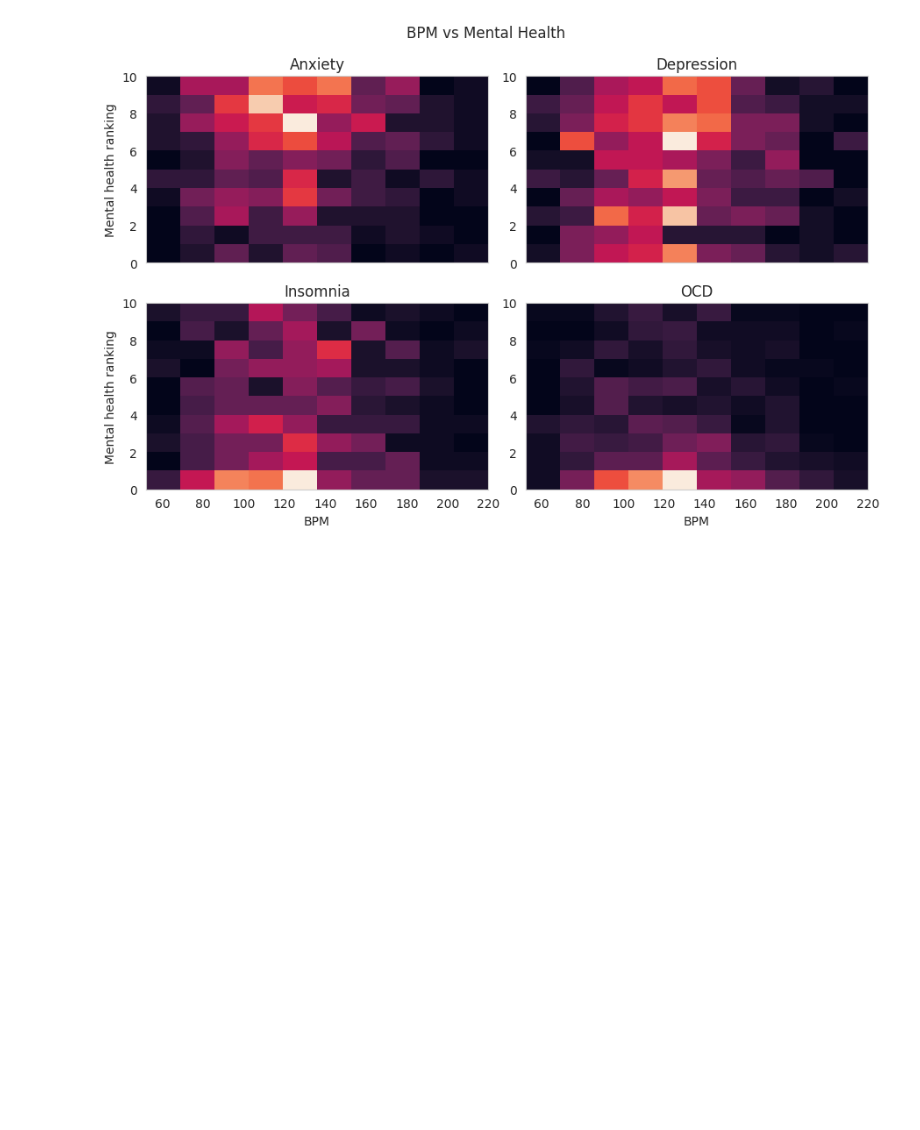
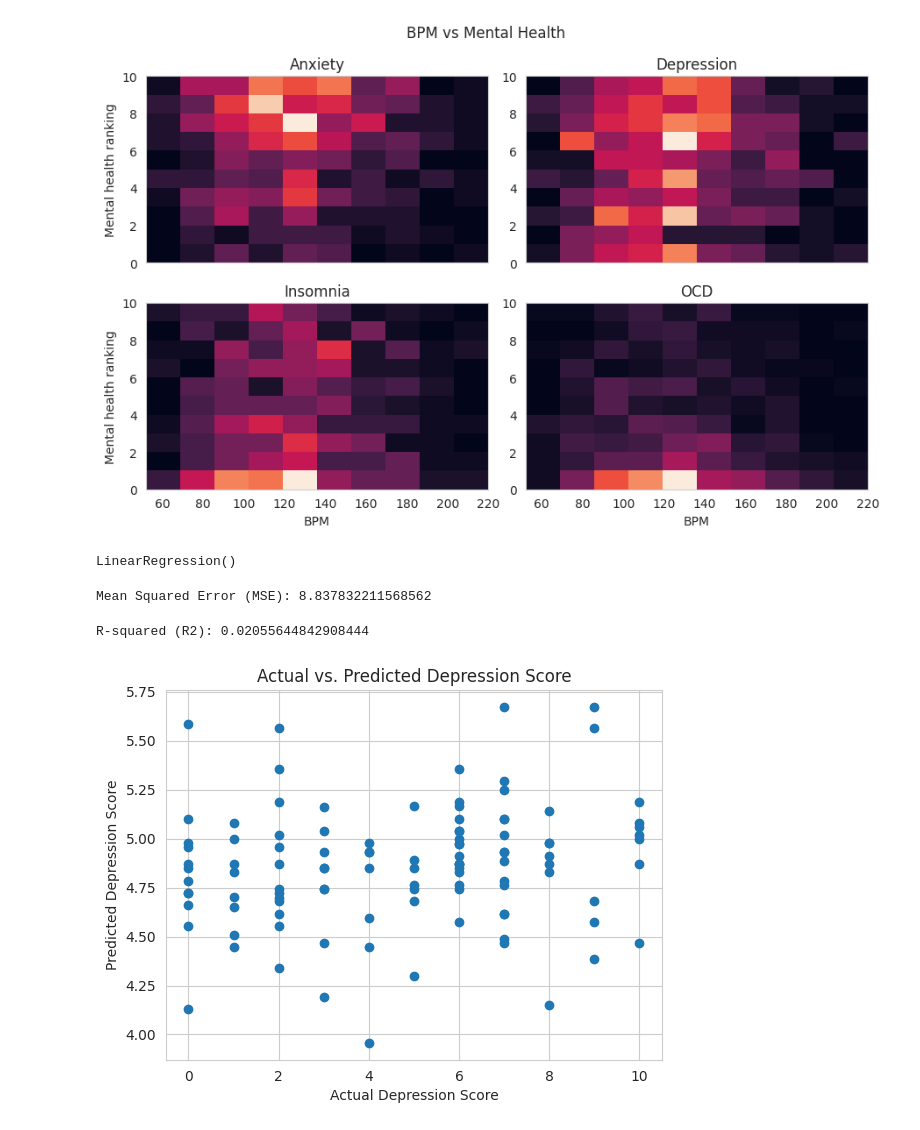
Before and after one commit to saraasadi78/Musichology, a Jupyter notebook: code.ipynb, the cells around one changed output. Drawn from its saved outputs; the diff is of its cells as text; code cells hidden in the pictures; blank space fills up the shorter version.

Commit message:
Linear Regression

```diff
--- a/code.ipynb
+++ b/code.ipynb
@@ -339,3 +366,37 @@ plt.tight_layout()
 plt.show()
 # %% [output]
 [figure]
+# %%
+X = cleaned_data[['Age', 'Hours per day']]
+y = cleaned_data['Depression']
+
+X_train, X_test, y_train, y_test = train_test_split(X, y, test_size=0.2, random_state=42)
+# %%
+model = LinearRegression()
+# %%
+model.fit(X_train, y_train)
+# %% [output]
+LinearRegression()
+# %%
+y_pred = model.predict(X_test)
+# %%
+#Mean Squared Error (MSE)
+mse = mean_squared_error(y_test, y_pred)
+print(f'Mean Squared Error (MSE): {mse}')
+# %% [output]
+Mean Squared Error (MSE): 8.837832211568562
+# %%
+#R-squared (R2)
+r2 = r2_score(y_test, y_pred)
+print(f'R-squared (R2): {r2}')
+# %% [output]
+R-squared (R2): 0.02055644842908444
+# %%
+#Scatter plot of actual vs. predicted values
+plt.scatter(y_test, y_pred)
+plt.xlabel('Actual Depression Score')
+plt.ylabel('Predicted Depression Score')
+plt.title('Actual vs. Predicted Depression Score')
+plt.show()
+# %% [output]
+[figure, added]
```
Also changed, not shown: parts of 3 cells of this notebook.
